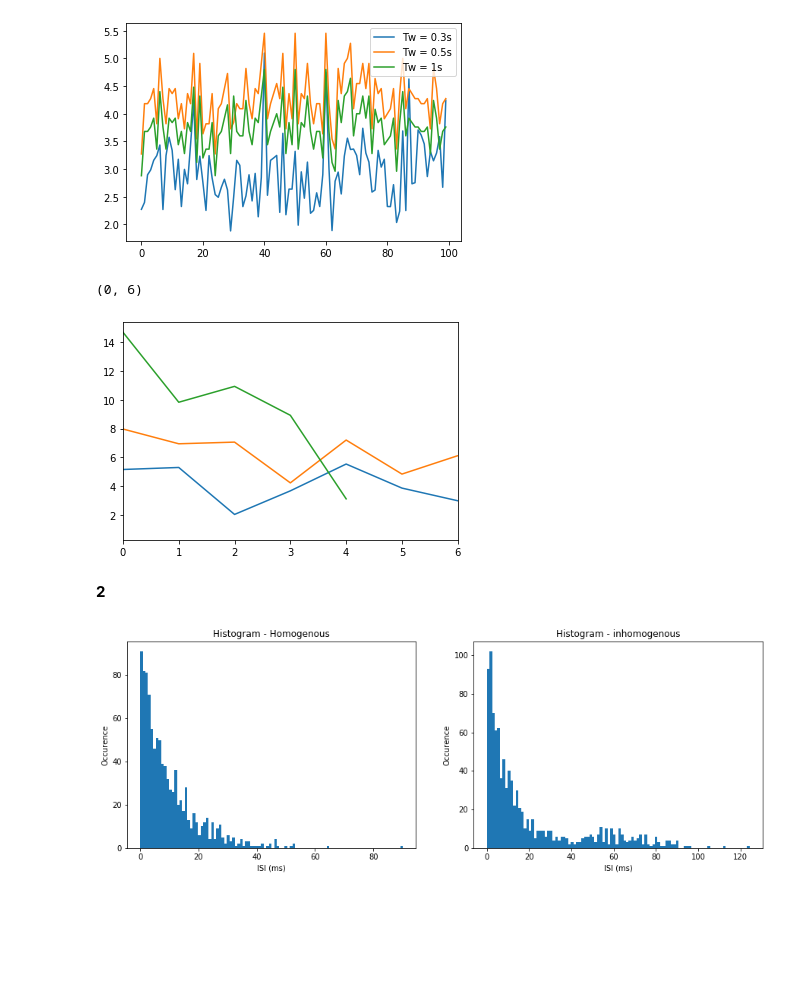
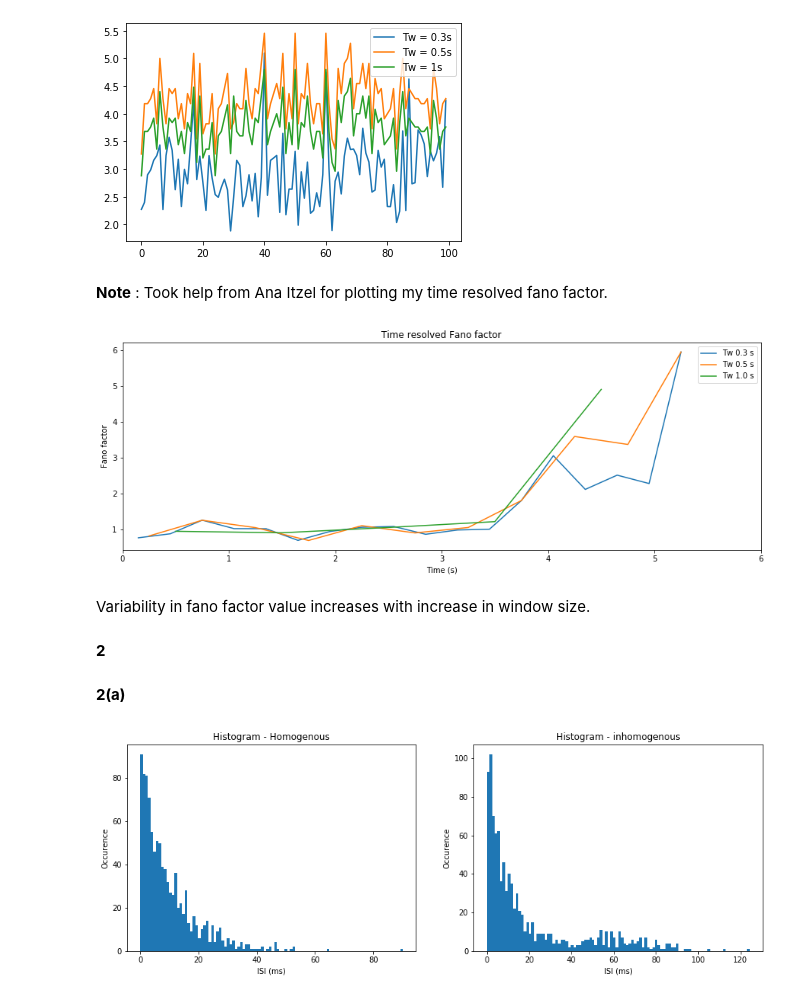
Before and after one commit to SudeshnaBora/aand_numerical, a Jupyter notebook: AAND_Assignment03.ipynb, the cells around one changed output. Cells and saved outputs as stored; diff of their text form; code cells hidden in the pictures; blank space fills up the shorter version.

```diff
--- a/AAND_Assignment03.ipynb
+++ b/AAND_Assignment03.ipynb
@@ -72,37 +85,3 @@ plt.legend()
 plt.show()
 # %% [output]
 [figure]
-# %%
-spike_times_array = spike_times.T
-spikes = np.zeros((100, int(5.5 * 10000)))
-
-#converted to remove nan
-for i in np.arange(0, 100, 1) :
-    for element in spike_times_array[i,:]*10:
-        if ~(np.isnan(element)):
-            spikes[i, int(element)] = 1
-
-def time_resolved_fano_factor(no_of_trials, trial_length, width, spikes):
-    window_size = int(width * 10000)
-    no_of_windows = int(trial_length *10000 / window_size)
-    counts = np.zeros((no_of_trials, no_of_windows))
-    for trial in np.arange(0, no_of_windows, 1):
-        for win in np.arange(0, no_of_windows, 1):
-            counts[trial, win] = np.sum(spikes[trial, window_size * win : window_size * (win+1)])
-    return counts
-
-count_array = time_resolved_fano_factor(100, 5.5, 0.3, spikes)
-ff = np.var(count_array, axis=0) / np.mean(count_array, axis=0)
-plt.plot(ff)
-
-count_array = time_resolved_fano_factor(100, 5.5, 0.5, spikes)
-ff = np.var(count_array, axis=0) / np.mean(count_array, axis=0)
-plt.plot(ff)
-
-count_array = time_resolved_fano_factor(100, 5.5, 1, spikes)
-ff = np.var(count_array, axis=0) / np.mean(count_array, axis=0)
-plt.plot(ff)
-plt.xlim(0,6)
-# %% [output]
-(0, 6)
-[figure, removed]
@@ -109,2 +97,36 @@ plt.xlim(0,6)
+# %% [markdown]
+**Note** : Took help from Ana Itzel for plotting my time resolved fano factor.
+# %%
+spike_times_array = (spike_times/1000).T
+
+spike = spike_train(num_trials = 100, trial_dur = 5.5, resolution = 0.1/1000, spikes_time_array = spike_times_array)
+
+def time_fano_factor(num_trials, trial_dur, window_lenght, spikes ):
+    size_window = int(window_lenght * 10000)
+    num_windows = int(trial_dur *10000 / size_window)
+    counts = np.zeros((num_trials, num_windows))
+    for j in np.arange(0, num_trials, 1):
+        for win in np.arange(0, num_windows, 1):
+            counts[j, win] = np.sum(spikes[j, size_window * win : size_window * (win+1)])
+    return counts
+
+tw_range = np.array([0.3, 0.5, 1])
+fig = plt.figure(figsize=(15,5))
+plt.title('Time resolved Fano factor')
+plt.xlabel('Time (s)')
+plt.ylabel('Fano factor')
+plt.xlim(0,6)
+
+for j, tw in enumerate(tw_range):
+    count_array = time_fano_factor(num_trials =100, trial_dur = 5.5, window_lenght = tw, spikes = spike)
+    fano_per_window = np.var(count_array, axis=0) / np.mean(count_array, axis=0)
+    wr = np.arange(tw/2,len(fano_per_window)*tw+tw/2,  tw)
+    plt.plot(wr, fano_per_window, label = f'Tw {tw} s')
+plt.legend()
+plt.show()
+# %% [output]
+[figure, added]
+# %% [markdown]
+Variability in fano factor value increases with increase in window size.
 # %% [markdown]
 **2**
@@ -123,6 +136,8 @@ spike_times_hom = data['SpikeTimes_hom']
 spike_times_inhom = data['SpikeTimes_inh']
 spike_times_ref = data['SpikeTimes_ref']
 rates_ref = data['rates_ref']
+# %% [markdown]
+**2(a)**
 # %%
 fig, (ax1,ax2) = plt.subplots(1, 2, figsize=(15, 5))
 isi = np.diff(spike_times_hom[0], axis=0)
```
Also changed, not shown: parts of 22 cells of this notebook.
